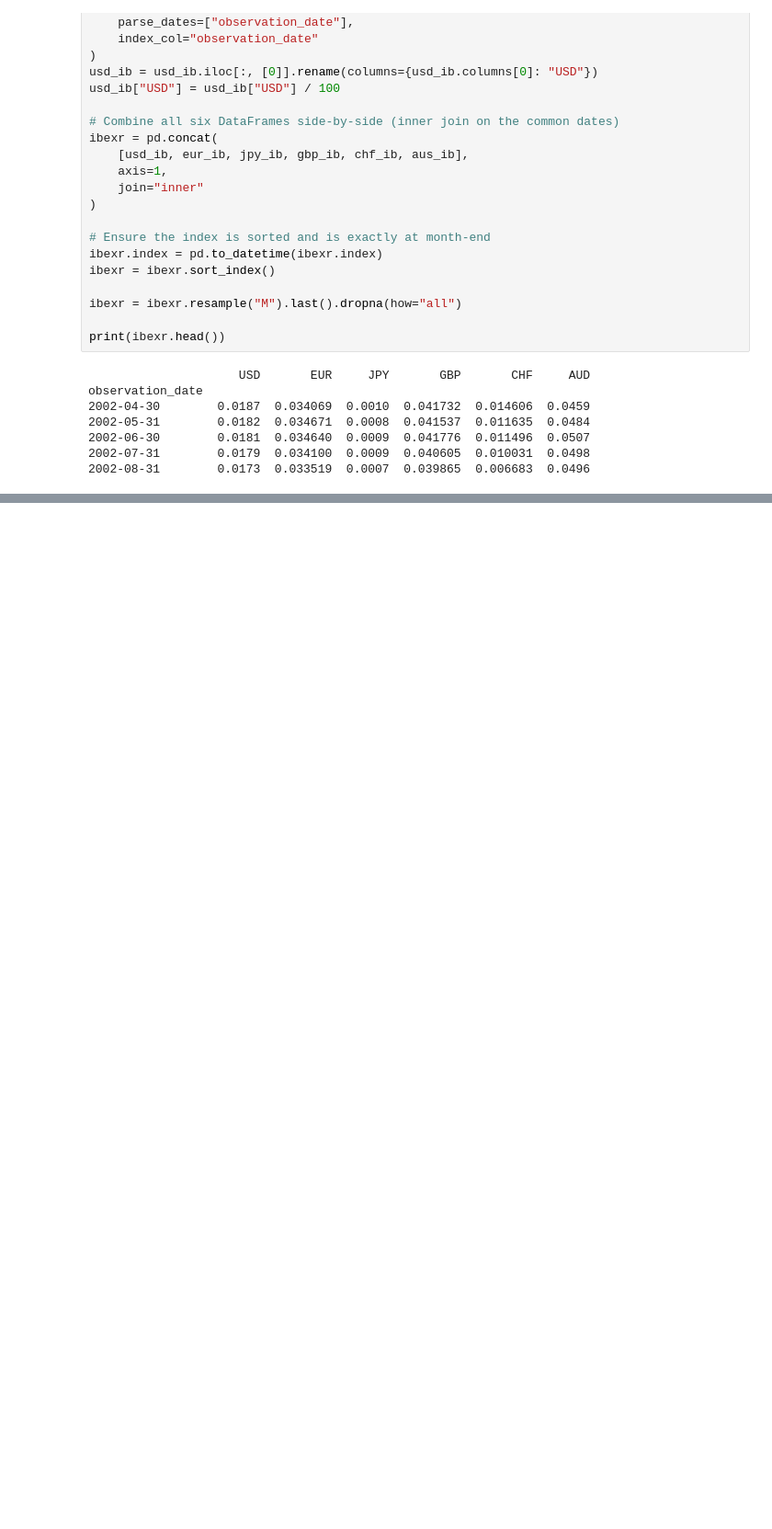
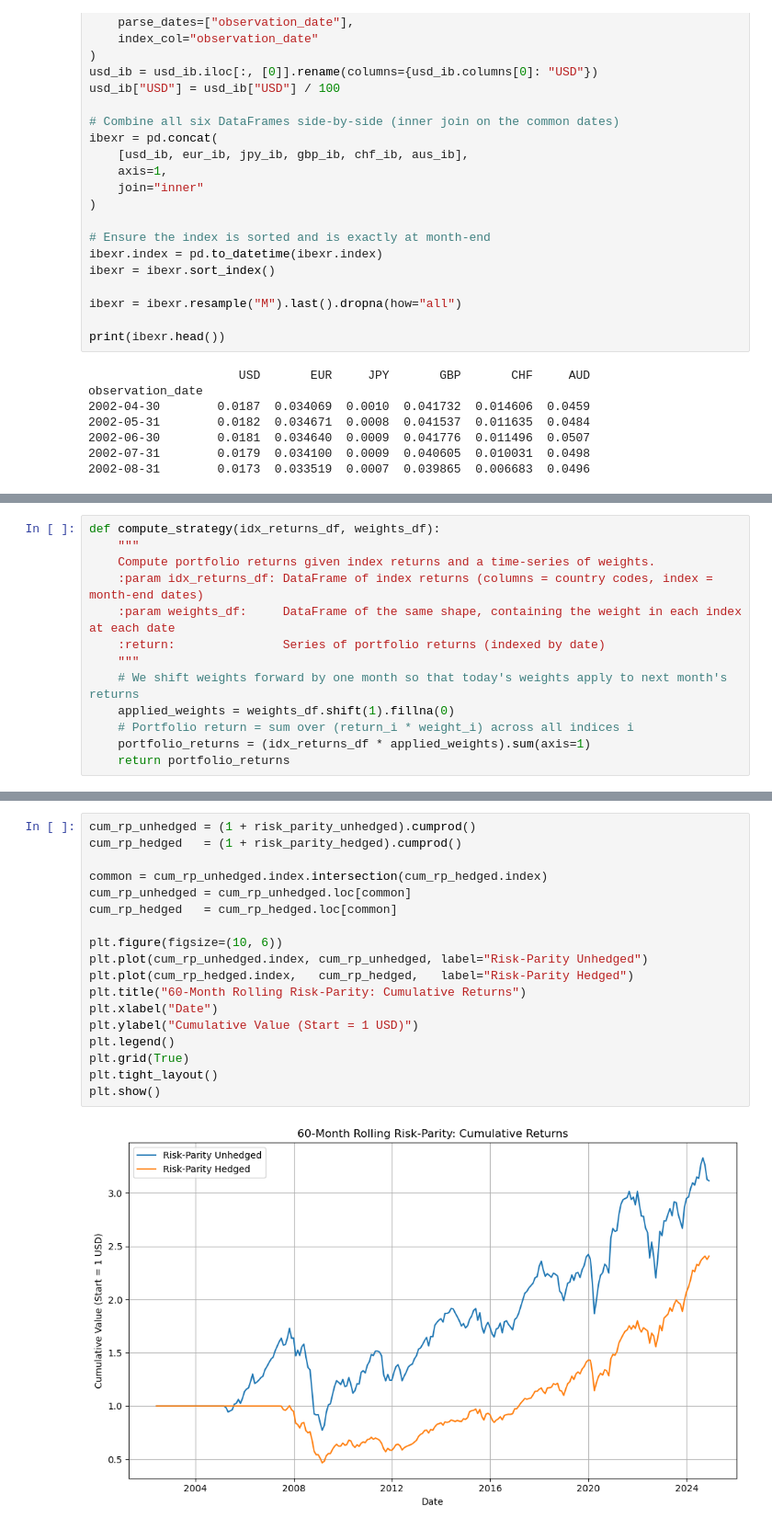
Before and after one commit to R4ff67/Investments, a Jupyter notebook: Q3-retry.ipynb, the cells around one changed output, grey strips where cells are left out. Shown: that part at 92% size. Drawn from its saved outputs; the diff is of its cells as text; blank space fills up the shorter version.

```diff
--- a/Q3-retry.ipynb
+++ b/Q3-retry.ipynb
@@ -584,0 +429,13 @@ Australia (AUS):
+# %%
+def compute_strategy(idx_returns_df, weights_df):
+    """
+    Compute portfolio returns given index returns and a time‐series of weights.
+    :param idx_returns_df: DataFrame of index returns (columns = country codes, index = month‐end dates)
+    :param weights_df:     DataFrame of the same shape, containing the weight in each index at each date
+    :return:               Series of portfolio returns (indexed by date)
+    """
+    # We shift weights forward by one month so that today's weights apply to next month's returns
+    applied_weights = weights_df.shift(1).fillna(0)
+    # Portfolio return = sum over (return_i * weight_i) across all indices i
+    portfolio_returns = (idx_returns_df * applied_weights).sum(axis=1)
+    return portfolio_returns
@@ -584,0 +520,20 @@ Australia (AUS):
+# %%
+cum_rp_unhedged = (1 + risk_parity_unhedged).cumprod()
+cum_rp_hedged   = (1 + risk_parity_hedged).cumprod()
+
+common = cum_rp_unhedged.index.intersection(cum_rp_hedged.index)
+cum_rp_unhedged = cum_rp_unhedged.loc[common]
+cum_rp_hedged   = cum_rp_hedged.loc[common]
+
+plt.figure(figsize=(10, 6))
+plt.plot(cum_rp_unhedged.index, cum_rp_unhedged, label="Risk-Parity Unhedged")
+plt.plot(cum_rp_hedged.index,   cum_rp_hedged,   label="Risk-Parity Hedged")
+plt.title("60-Month Rolling Risk-Parity: Cumulative Returns")
+plt.xlabel("Date")
+plt.ylabel("Cumulative Value (Start = 1 USD)")
+plt.legend()
+plt.grid(True)
+plt.tight_layout()
+plt.show()
+# %% [output]
+[figure, added]
```
Also changed, not shown: parts of 26 cells of this notebook, 5 other files.
